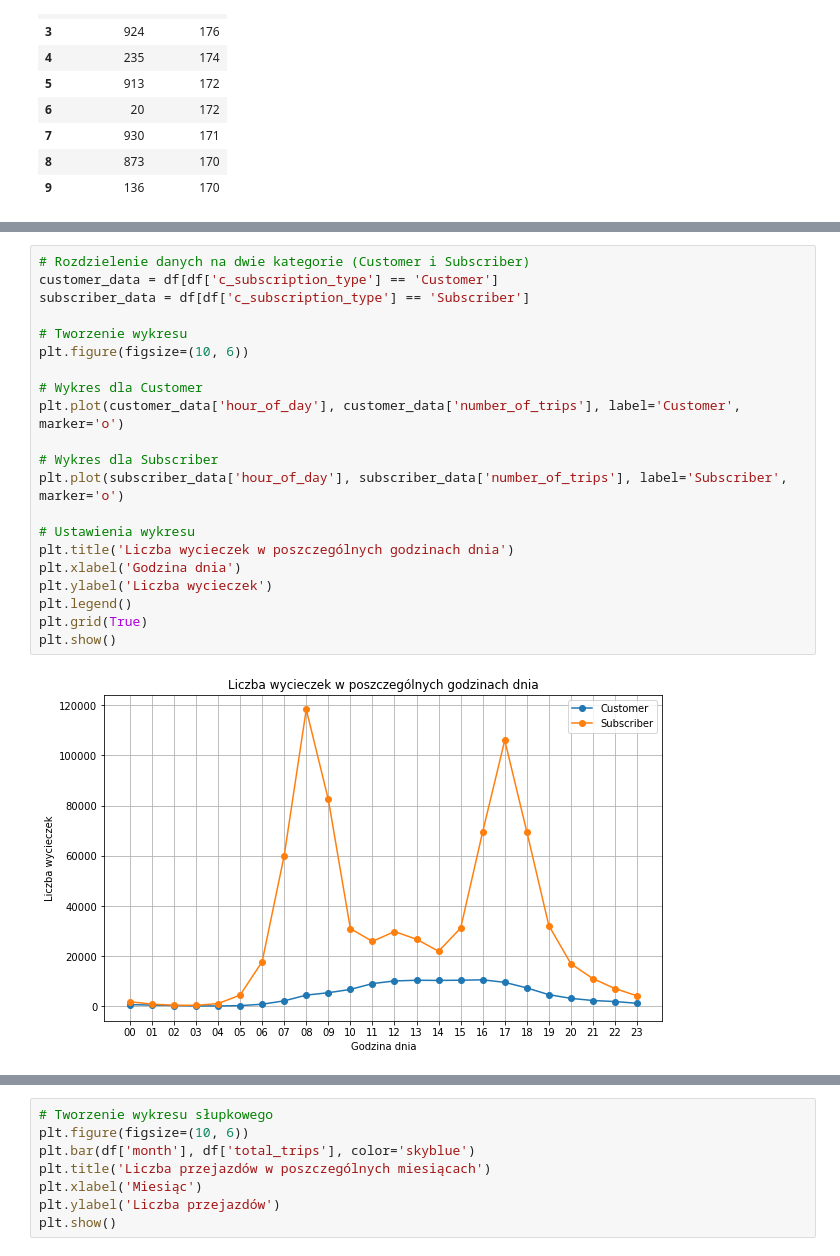
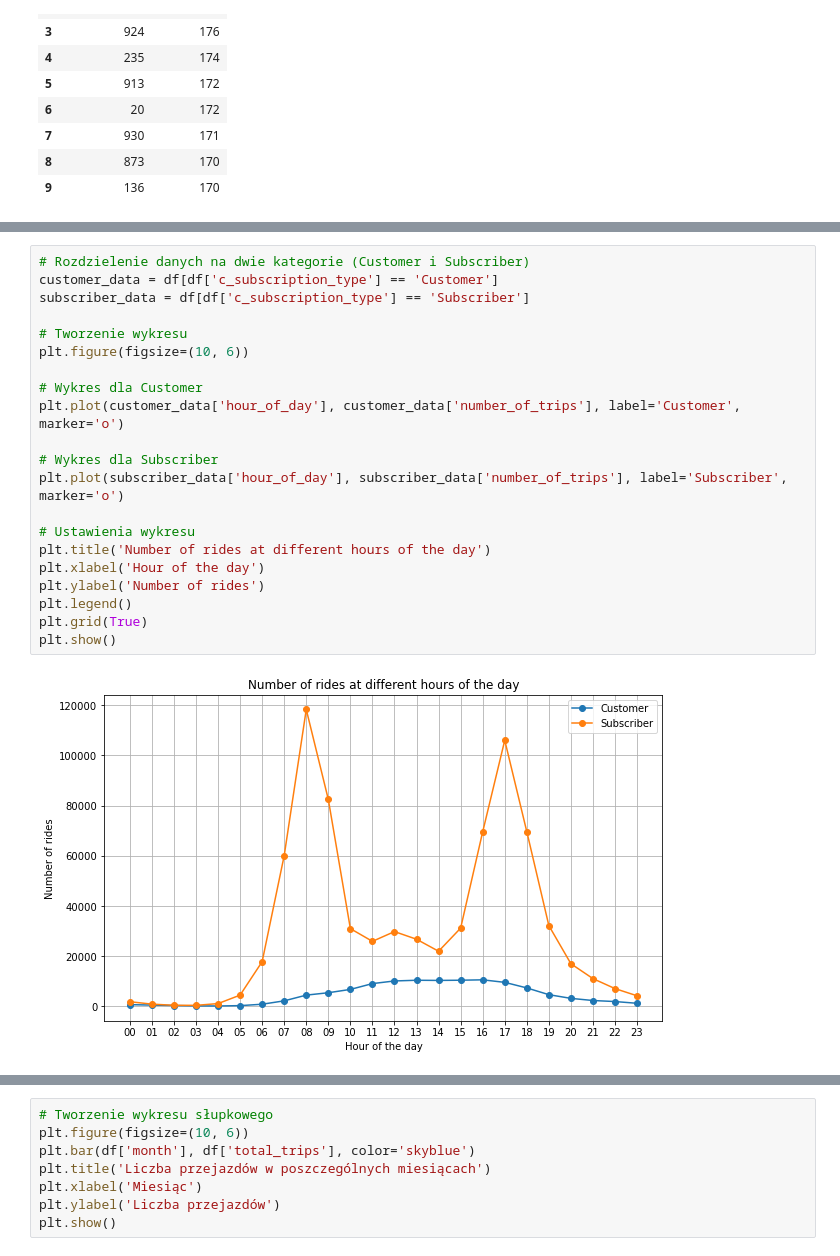
Before and after one commit to pjowsianka/San-Franciso-BikeTrips, a Jupyter notebook: biketrips.ipynb, the cells around one changed output, grey strips where cells are left out. Cells and saved outputs as stored; diff of their text form.

```diff
--- a/biketrips.ipynb
+++ b/biketrips.ipynb
@@ -336,26 +278,26 @@ df
 # %%
 # Rozdzielenie danych na dwie kategorie (Customer i Subscriber)
 customer_data = df[df['c_subscription_type'] == 'Customer']
 subscriber_data = df[df['c_subscription_type'] == 'Subscriber']
 
 # Tworzenie wykresu
 plt.figure(figsize=(10, 6))
 
 # Wykres dla Customer
 plt.plot(customer_data['hour_of_day'], customer_data['number_of_trips'], label='Customer', marker='o')
 
 # Wykres dla Subscriber
 plt.plot(subscriber_data['hour_of_day'], subscriber_data['number_of_trips'], label='Subscriber', marker='o')
 
 # Ustawienia wykresu
-plt.title('Liczba wycieczek w poszczególnych godzinach dnia')
-plt.xlabel('Godzina dnia')
-plt.ylabel('Liczba wycieczek')
+plt.title('Number of rides at different hours of the day')
+plt.xlabel('Hour of the day')
+plt.ylabel('Number of rides')
 plt.legend()
 plt.grid(True)
 plt.show()
 # %% [output]
-[figure, old version]
+[figure, new version]
 # %%
 # Rozdzielenie danych na dwie kategorie (Customer i Subscriber)
 customer_data = df[df['c_subscription_type'] == 'Customer']
```
Also changed, not shown: parts of 28 cells of this notebook.
